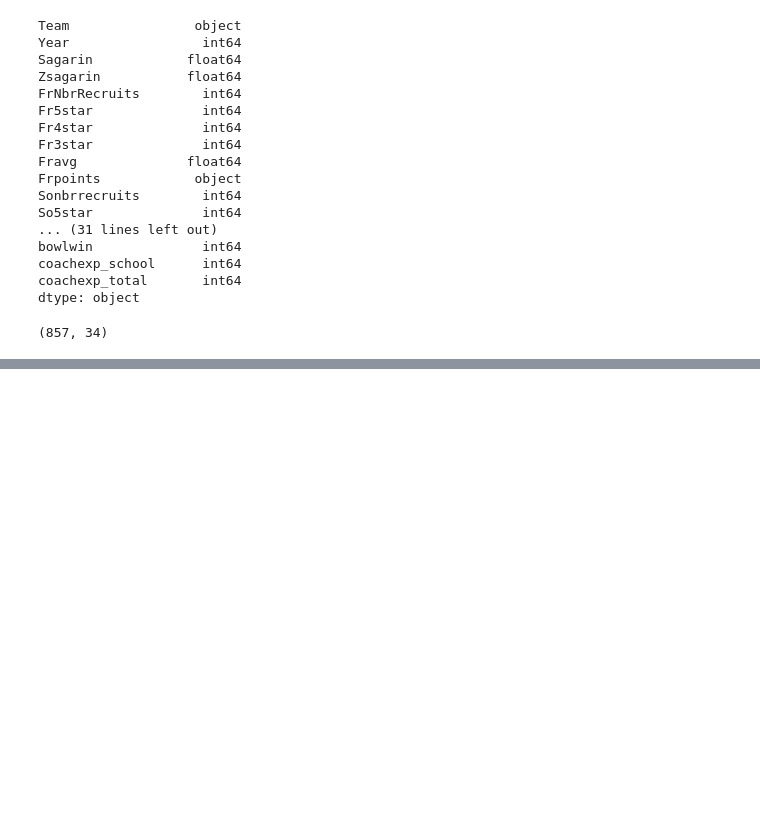
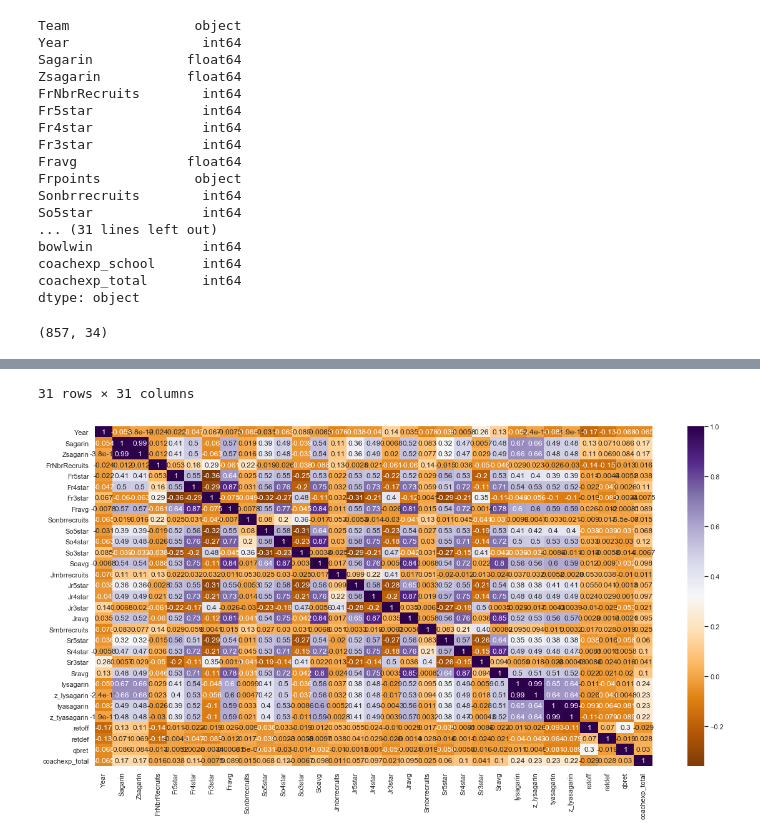
Before and after one commit to JacksonPHamilton/football-sagarin, a Jupyter notebook: College Football.ipynb, the cells around one changed output, grey strips where cells are left out. Saved outputs shown, nothing was run; the diff lists cells and outputs as text; code cells hidden in the pictures; blank space fills up the shorter version.

Commit message:
Add files via upload
We checked for Null's and repeated values, along with looking at the correlation coefficients of each variable to start thinking about a potential model.

```diff
--- a/College Football.ipynb
+++ b/College Football.ipynb
@@ -8,3 +1,10 @@ Requirement already satisfied: retrying>=1.3.3 in /Users/jacksonhamilton/opt/ana
+# %%
+import pandas as pd
+import numpy as np
+import seaborn as sns #visualisation
+import matplotlib.pyplot as plt #visualisation
+%matplotlib inline
+sns.set(color_codes=True)
 # %%
 #Importing our CSV with pandas
 
@@ -53,0 +83,8 @@ df.shape
+# %%
+# This is a table giving us the correlations between variables
+
+plt.figure(figsize=(20,10))
+c= df.corr()
+sns.heatmap(c,cmap='PuOr',annot=True)
+c
+# %% [output]
@@ -53,0 +108,2 @@ df.shape
+31 rows × 31 columns
+[figure, added]
```
Also changed, not shown: parts of 11 cells of this notebook.
